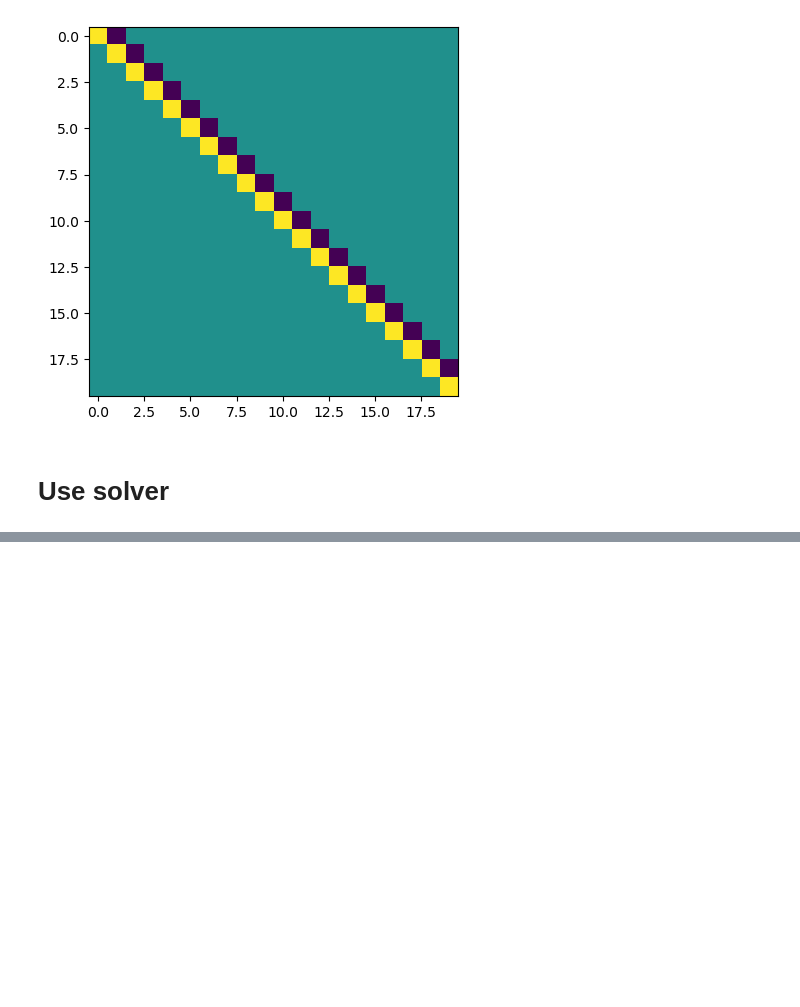
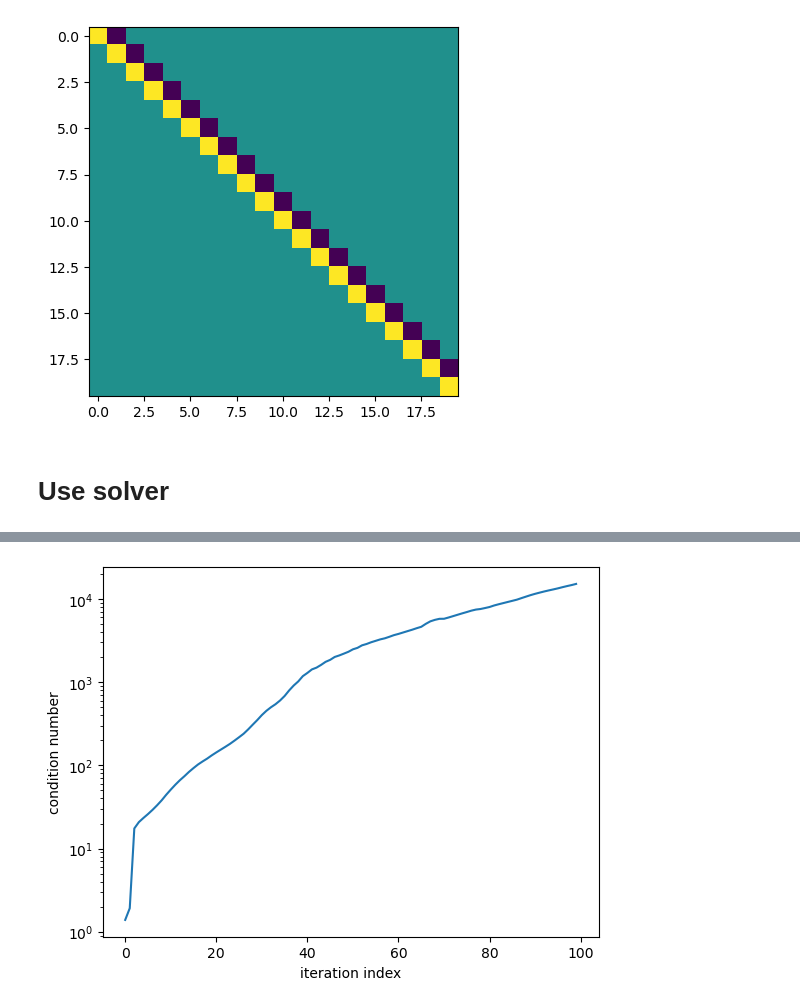
Before and after one commit to mpasha3/IRLS_prec_GSBL, a Jupyter notebook: test_problems/1d_deblurring_gksias.ipynb, the cells around one changed output, grey strips where cells are left out. Cells and saved outputs as stored; diff of their text form; code cells hidden in the pictures; blank space fills up the shorter version.

```diff
--- a/test_problems/1d_deblurring_gksias.ipynb
+++ b/test_problems/1d_deblurring_gksias.ipynb
@@ -77,0 +87,8 @@ plt.show()
+# %%
+plt.plot(data["cond_ests"])
+plt.yscale("log")
+plt.xlabel("iteration index")
+plt.ylabel("condition number")
+plt.show()
+# %% [output]
+[figure, added]
```
Also changed, not shown: parts of 8 cells of this notebook, 25 other files.
